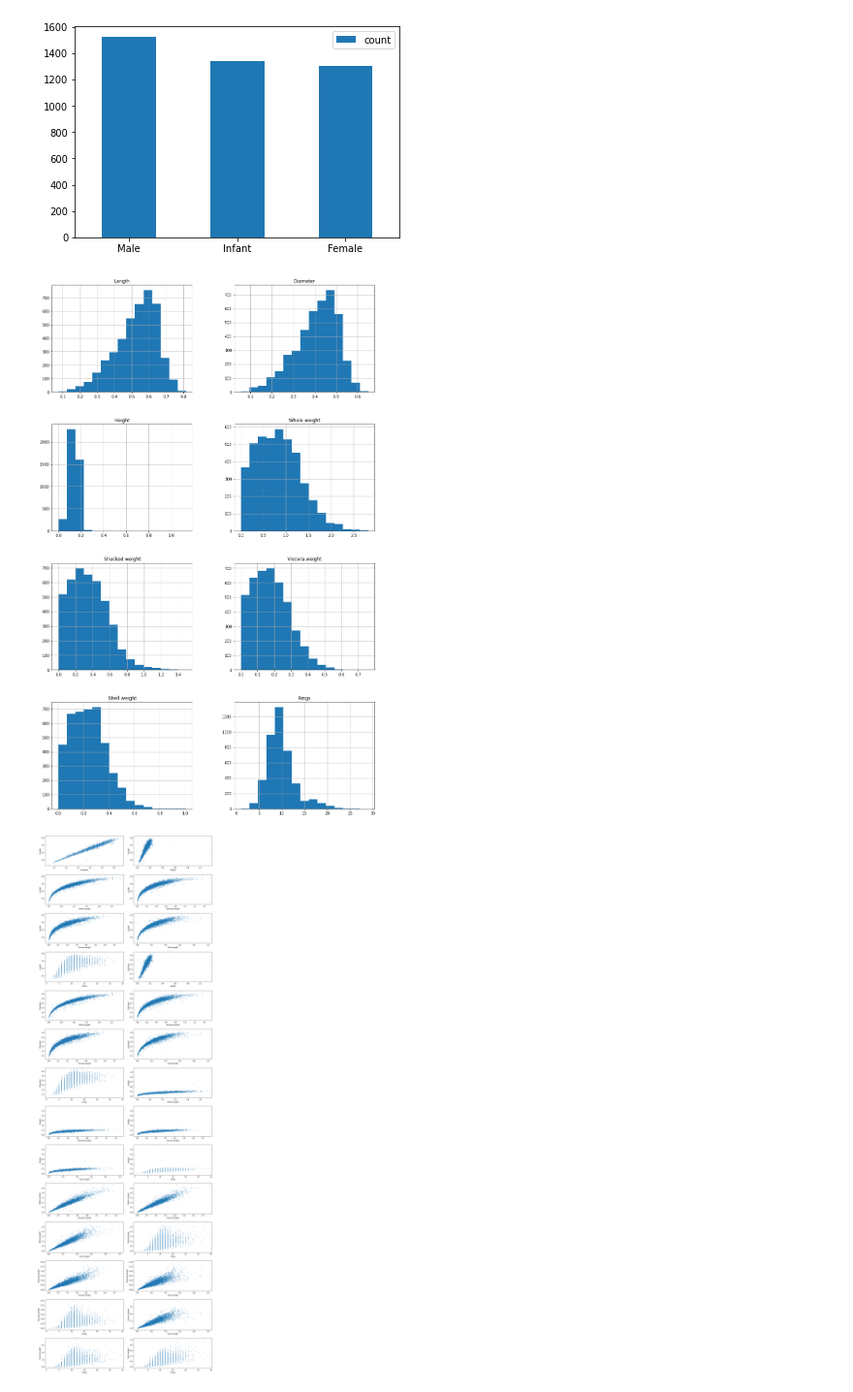
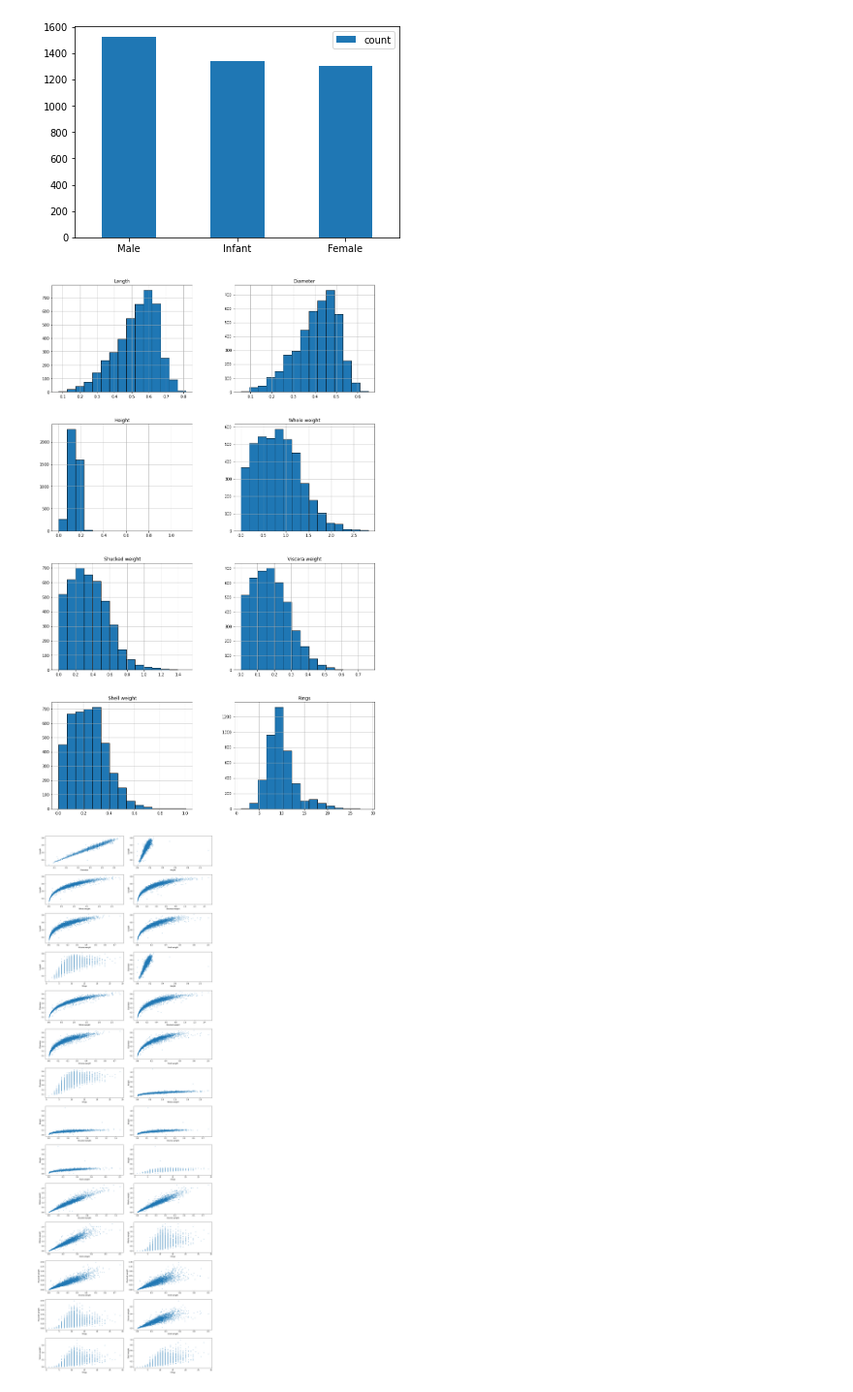
Before and after one commit to szymonwrobel/PythonTask, a Jupyter notebook: Task04/Task_04.ipynb, the cells around one changed output. Shown at 97% size. Cells and saved outputs as stored; diff of their text form; code cells hidden in the pictures.

```diff
--- a/Task04/Task_04_notebook.ipynb
+++ b/Task04/Task_04.ipynb
@@ -65,10 +65,10 @@ juicers_bar_plot = juicers_sex_table.plot.bar(y='count', rot=0)
 # %%
 # Korzystając z wybranego pakietu spośród Matplotlib, Pandas lub Seaborn, dla każdej ze znajdujących się w zbiorze danych
 # cech ilościowych stworzyć histogram tej cechy. Wszystkie histogramy mają zostać umieszczone na wspólnym obszarze
 # wykresów w układzie zawierającym 4 wiersze i 2 kolumny.
-histogram = juicers.hist(bins=15, figsize=(15, 25), layout=(4, 2))
+histogram = juicers.hist(bins=15, figsize=(15, 25), layout=(4, 2), edgecolor="k")
 # %% [output]
-[figure, old version]
+[figure, new version]
 # %%
 # Korzystając z wybranego pakietu spośród Matplotlib, Pandas lub Seaborn, dla każdej pary cech ilościowych znajdujących się
 # w zbiorze danych stworzyć wykres punktowy. Wszystkie wykresy punktowe mają zostać umieszczone na wspólnym obszarze
```
Also changed, not shown: parts of 6 cells of this notebook.
